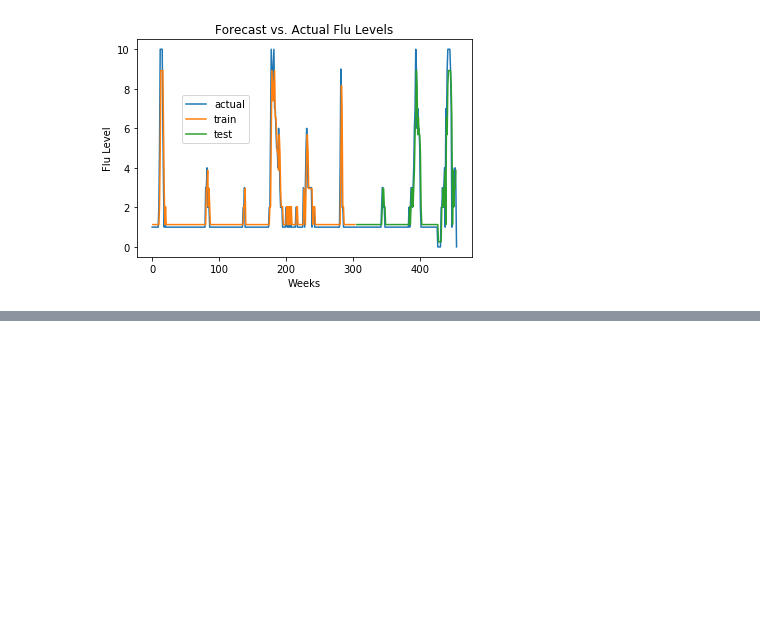
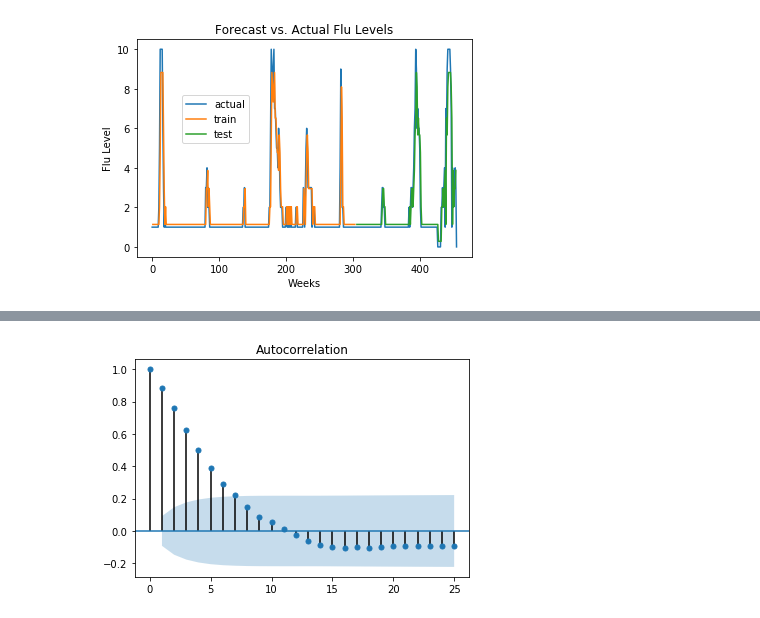
Before and after one commit to pszkilnyk/skittles, a Jupyter notebook: fluModelsPaul.ipynb, the cells around one changed output, grey strips where cells are left out. Cells and saved outputs as stored; diff of their text form; code cells hidden in the pictures; blank space fills up the shorter version.

```diff
--- a/fluModelsPaul.ipynb
+++ b/fluModelsPaul.ipynb
@@ -473,0 +414,5 @@ plt.show()
+# %%
+plot_acf(series, lags=25)
+plt.show()
+# %% [output]
+[figure, added]
```
Also changed, not shown: parts of 13 cells of this notebook.
